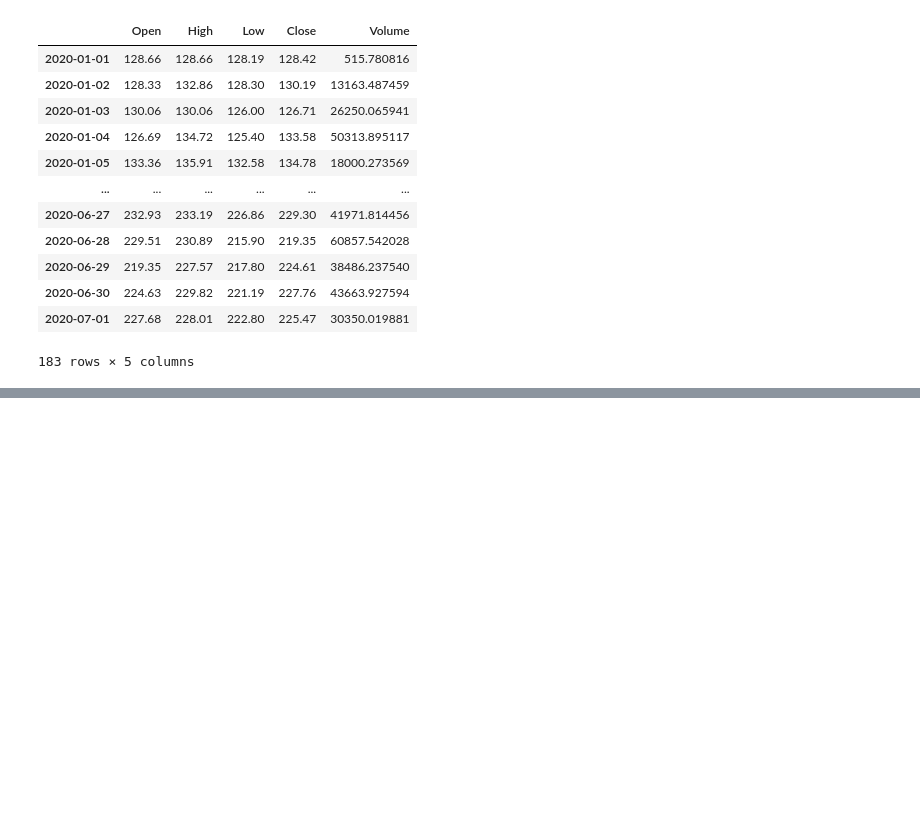
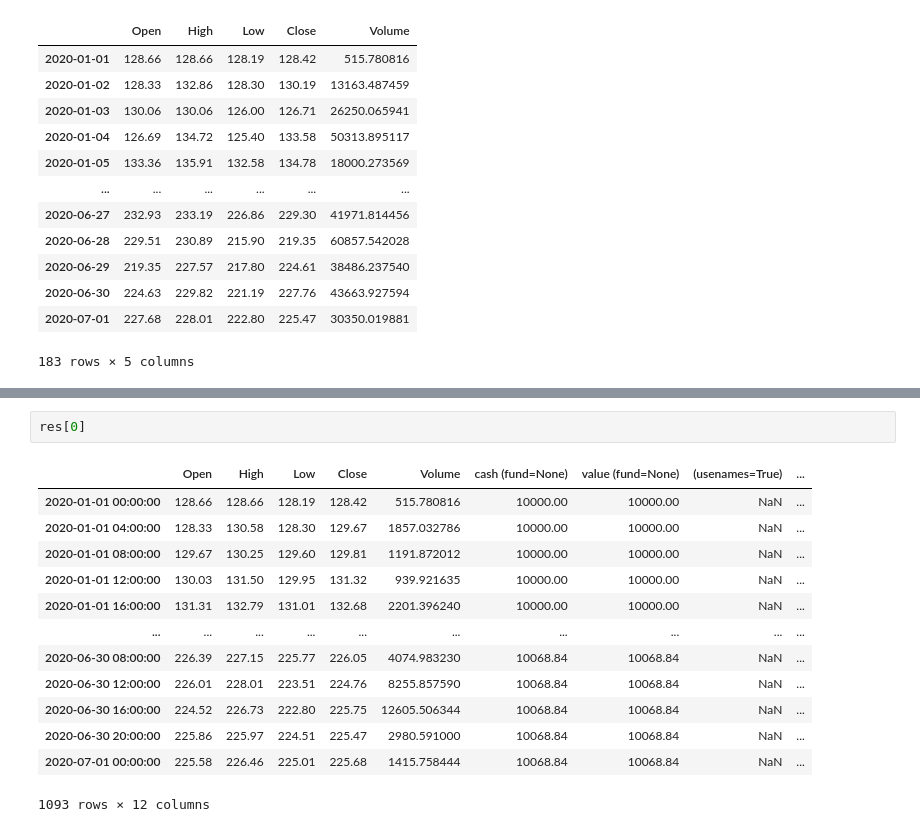
Before and after one commit to avepus/crypto-model, a Jupyter notebook: notebooks/backtrader_multiple_timeframe_playground.ipynb, the cells around one changed output, grey strips where cells are left out. Cells and saved outputs as stored; diff of their text form; blank space fills up the shorter version.

```diff
--- a/notebooks/backtrader_multiple_timeframe_playground.ipynb
+++ b/notebooks/backtrader_multiple_timeframe_playground.ipynb
@@ -164,0 +181,16 @@ ValueError: Length of values (1093) does not match length of index (183)
+# %%
+res[0]
+# %% [output]
+|  | Open | High | Low | Close | Volume | cash (fund=None) | value (fund=None) | (usenames=True) | ... |
+| 2020-01-01 00:00:00 | 128.66 | 128.66 | 128.19 | 128.42 | 515.780816 | 10000.00 | 10000.00 | NaN | ... |
+| 2020-01-01 04:00:00 | 128.33 | 130.58 | 128.30 | 129.67 | 1857.032786 | 10000.00 | 10000.00 | NaN | ... |
+| 2020-01-01 08:00:00 | 129.67 | 130.25 | 129.60 | 129.81 | 1191.872012 | 10000.00 | 10000.00 | NaN | ... |
+| 2020-01-01 12:00:00 | 130.03 | 131.50 | 129.95 | 131.32 | 939.921635 | 10000.00 | 10000.00 | NaN | ... |
+| 2020-01-01 16:00:00 | 131.31 | 132.79 | 131.01 | 132.68 | 2201.396240 | 10000.00 | 10000.00 | NaN | ... |
+| ... | ... | ... | ... | ... | ... | ... | ... | ... | ... |
+| 2020-06-30 08:00:00 | 226.39 | 227.15 | 225.77 | 226.05 | 4074.983230 | 10068.84 | 10068.84 | NaN | ... |
+| 2020-06-30 12:00:00 | 226.01 | 228.01 | 223.51 | 224.76 | 8255.857590 | 10068.84 | 10068.84 | NaN | ... |
+| 2020-06-30 16:00:00 | 224.52 | 226.73 | 222.80 | 225.75 | 12605.506344 | 10068.84 | 10068.84 | NaN | ... |
+| 2020-06-30 20:00:00 | 225.86 | 225.97 | 224.51 | 225.47 | 2980.591000 | 10068.84 | 10068.84 | NaN | ... |
+| 2020-07-01 00:00:00 | 225.58 | 226.46 | 225.01 | 225.68 | 1415.758444 | 10068.84 | 10068.84 | NaN | ... |
+1093 rows × 12 columns
```
Also changed, not shown: parts of 3 cells of this notebook, 2 other files.
